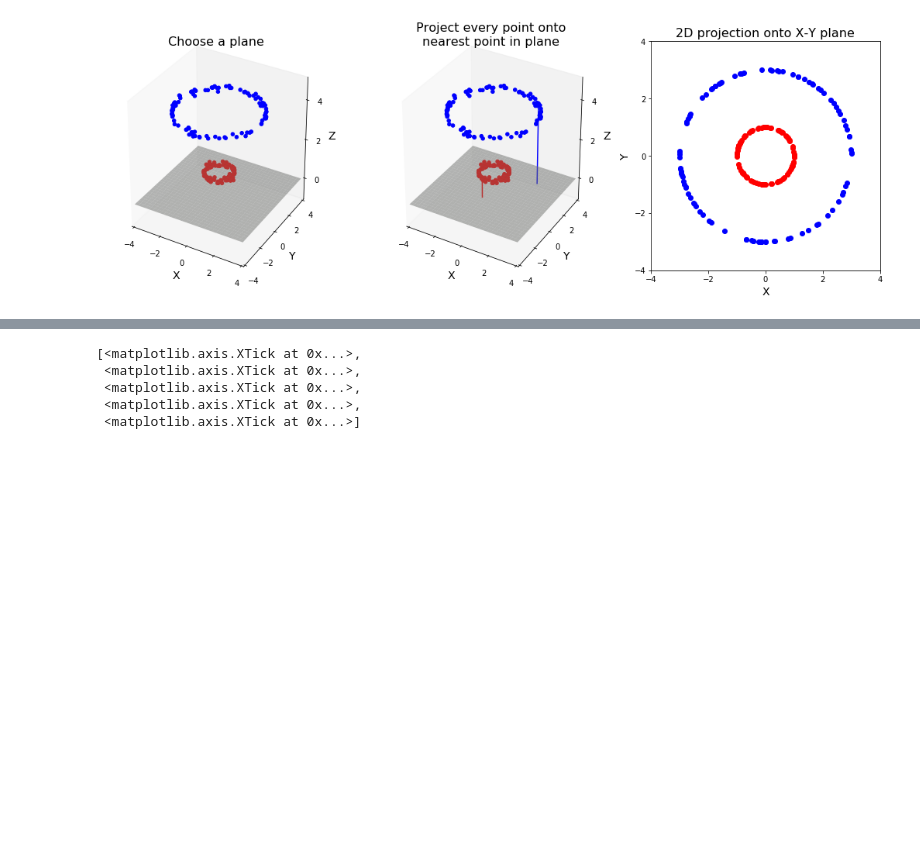
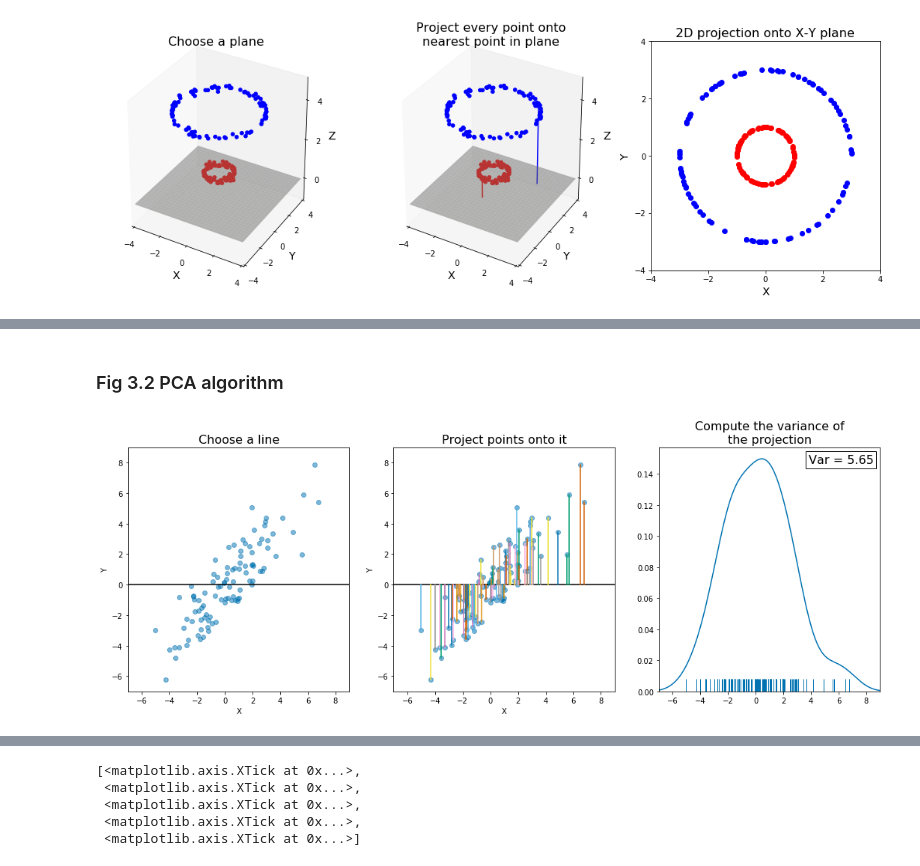
Before and after one commit to msto/bme780-final-tutorial, a Jupyter notebook: dimensionality reduction tutorial appendix.ipynb, the cells around one changed output, grey strips where cells are left out. Cells and saved outputs as stored; diff of their text form; code cells hidden in the pictures; blank space fills up the shorter version.

```diff
--- a/dimensionality reduction tutorial appendix.ipynb
+++ b/dimensionality reduction tutorial appendix.ipynb
@@ -153,0 +184,45 @@ TODO: intuition for nonlinear algorithms as learning a manifold - "uncurling a s
+# %%
+def plot_pca_projections(ax, n=1, proj='x'):
+    idxs = np.arange(100).astype(int)
+    if n == 1:
+        idxs = [5]
+    else:
+        idxs = idxs[:n]
+
+    for idx in idxs:
+        x, y = data[idx]
+        if proj == 'x':
+            ax.plot([x, x], [0, y])
+        elif proj == 'y':
+            ax.plot([0, x], [y, y])
+        else:
+            p = (data[idx].dot(proj) / proj.dot(proj)) * proj
+            ax.plot([x, p[0]], [y, p[1]])
+# %% [markdown]
+### Fig 3.2 PCA algorithm
+# %%
+fig, axes = plt.subplots(1, 3, figsize=(18, 6))
+
+ax = axes[0]
+plot_pca_points(ax)
+ax.axhline(0, color='k')
+ax.set_title('Choose a line', fontsize=16)
+
+ax = axes[1]
+plot_pca_points(ax)
+ax.axhline(0, color='k')
+plot_pca_projections(ax, n=100, proj='x')
+ax.set_title('Project points onto it', fontsize=16)
+
+ax = axes[2]
+ax = sns.distplot(data[:, 0], rug=True, hist=False, kde=True)
+var = np.var(data[:, 0])
+ax.text(0.97, 0.97, 'Var = {:.02f}'.format(var),
+        fontsize=16, bbox=dict(facecolor='white', edgecolor='k'),
+        va='top', ha='right', transform=ax.transAxes)
+ax.set_xlim(-7, 9)
+ax.set_title('Compute the variance of\nthe projection', fontsize=16)
+
+plt.savefig('figs/pca_steps.png', bbox_inches='tight')
+# %% [output]
+[figure, added]
```
Also changed, not shown: parts of 11 cells of this notebook, 4 other files.
